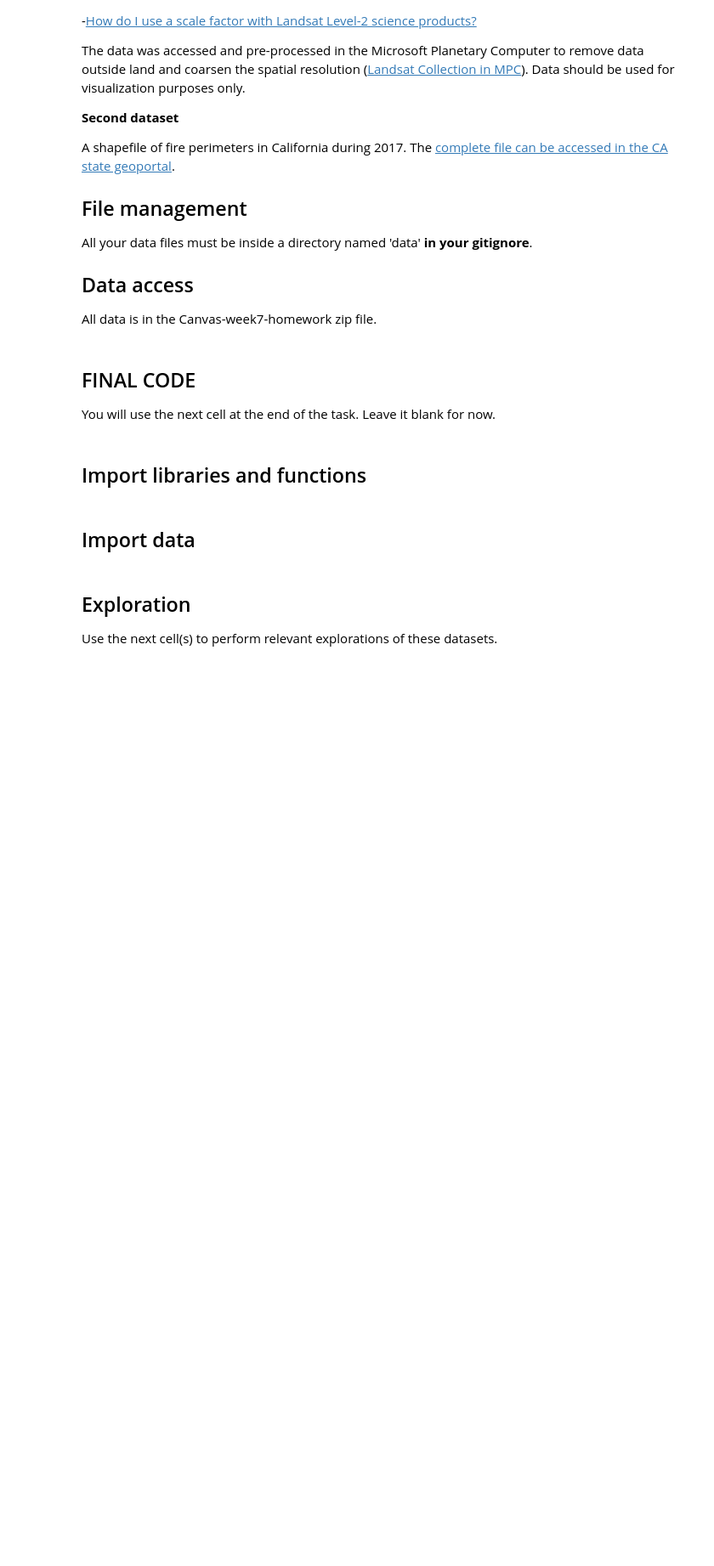
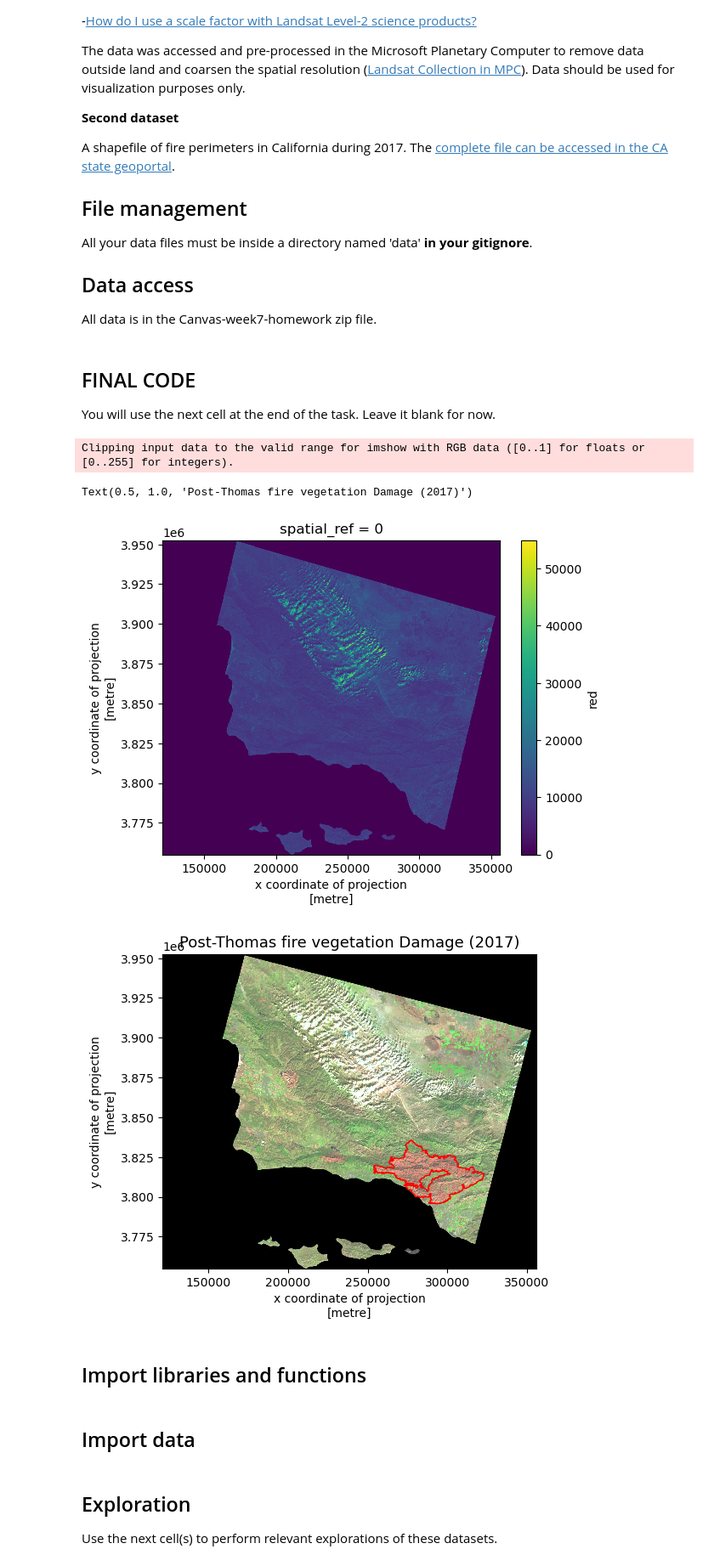
Before and after one commit to rosemaryjuarez/220-hw-4, a Jupyter notebook: hwk4-task2-false-color.ipynb, the cells around one changed output. Shown at 85% size. Cells and saved outputs as stored; diff of their text form; code cells hidden in the pictures; blank space fills up the shorter version.

Commit message:
done with task 2

```diff
--- a/hwk4-task2-false-color.ipynb
+++ b/hwk4-task2-false-color.ipynb
@@ -51,6 +51,75 @@ All data is in the Canvas-week7-homework zip file.
 You will use the next cell at the end of the task. Leave it blank for now.
 # %%
 ### ===== FINAL CODE =====
+# import libraries and functions here
+import os
+import numpy as np
+import matplotlib.pyplot as plt
+
+import rioxarray as rioxr
+
+import geopandas as gpd
+from shapely.geometry import Polygon
+from shapely.geometry import Point
+from shapely.geometry import box
+
+# currently importing landsat data, and assigning the variable landsat.
+path = os.path.join(os.getcwd(),'data','landsat8-2018-01-26-sb-simplified.nc')
+landsat = rioxr.open_rasterio(path)
+
+# checking to make sure that everything looks good
+landsat
+
+#reading in the california fire perimeter for this
+ca = gpd.read_file('data/ca_fire_perimeter/California_Fire_Perimeters_2017.shp')
+#checking to see what i am dealing with
+ca.head()
+
+#just plotting the red band to check and see if i read it in correctly
+landsat['red'].plot()
+
+# and here i am just squeezing and dropping unneccesary data information, such as the band coordinates
+landsat = landsat.squeeze()
+landsat = landsat.drop('band')
+landsat
+
+# here i am plotting for true color imagery for the first time
+landsat[['red', 'green', 'blue']].to_array().plot.imshow()
+#seems like i need to change and update some issues
+
+# i am using the robust parameter to remove any extreme values or outliers
+#focusing from between the 2nd-98th percentile
+landsat[['red', 'green', 'blue']].to_array().plot.imshow(robust = True)
+#true color works now!
+
+# using false color imagery to highlight vegetation.
+landsat[['swir22', 'nir08', 'red']].to_array().plot.imshow(robust = True)
+
+#checking my column names to highlight thomas fire
+ca.head()
+
+#now im filtering for thomas fire
+
+thomas = ca[ca.FIRE_NAME == 'THOMAS']
+
+#changing the crs to landsat so that it aligns well
+thomas = thomas.to_crs(landsat.rio.crs)
+
+# Customizing my map now to highlight thomas fire and the vegetation
+fig, ax = plt.subplots()
+
+landsat[['swir22', 'nir08', 'red']].to_array().plot.imshow(robust = True)
+thomas.plot(ax = ax,
+           edgecolor = 'red',
+           facecolor = 'none')
+ax.set_title('Post-Thomas fire vegetation Damage (2017)',  fontsize=13)
+
+#done!
+# %% [output]
+Clipping input data to the valid range for imshow with RGB data ([0..1] for floats or [0..255] for integers).
+Text(0.5, 1.0, 'Post-Thomas fire vegetation Damage (2017)')
+[figure, added]
+[figure, added]
 # %% [markdown]
 ## Import libraries and functions
 # %%
```
Also changed, not shown: parts of 12 cells of this notebook.
